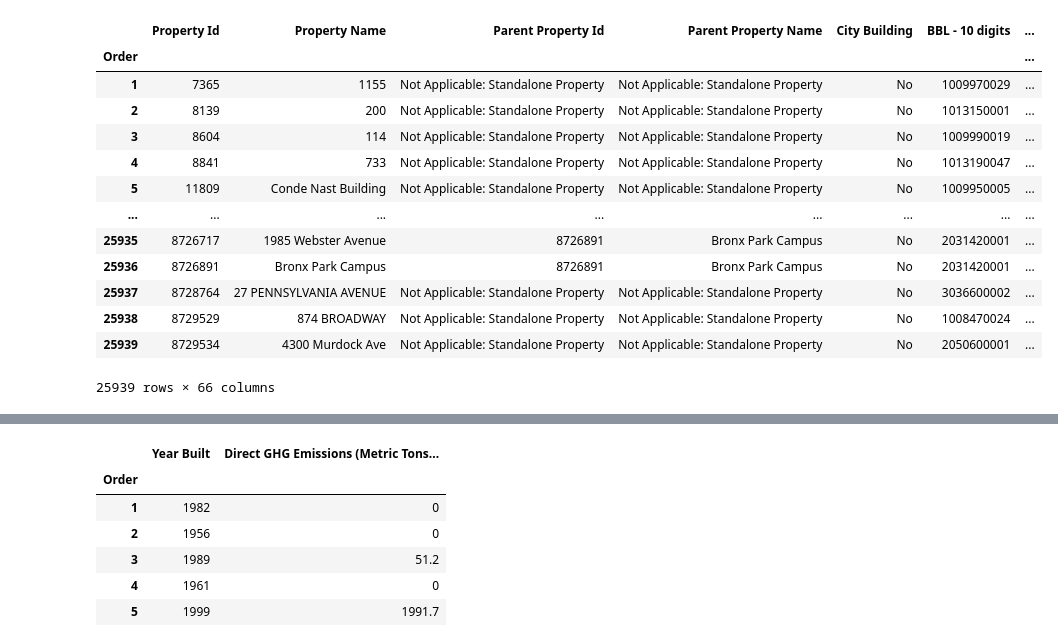
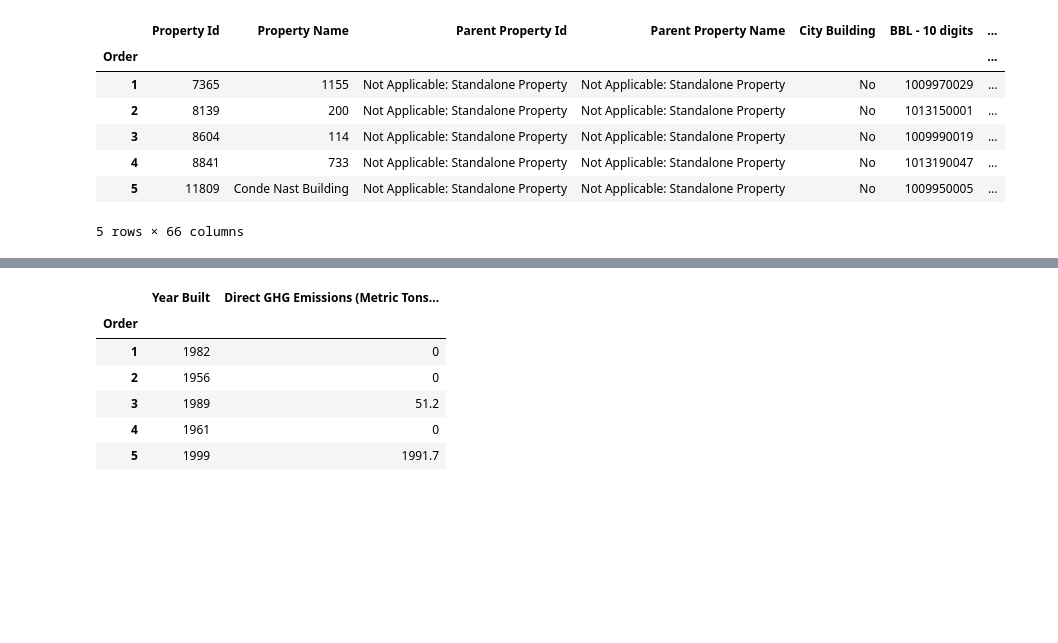
Before and after one commit to marcoscandroglio/NYC-building-emmisions-data, a Jupyter notebook: NYC-building-emmisions-data.ipynb, the cells around one changed output, grey strips where cells are left out. Drawn from its saved outputs; the diff is of its cells as text; code cells hidden in the pictures; blank space fills up the shorter version.

```diff
--- a/NYC-building-emmisions-data.ipynb
+++ b/NYC-building-emmisions-data.ipynb
@@ -5,23 +5,17 @@ import matplotlib.pyplot as plt
 plt.rcParams['figure.figsize'] = (20,20)
 plt.rcParams['figure.facecolor'] = 'white'
 # %%
-df = pd.read_csv('C:/Users/Marco Scandroglio/Desktop/data analysis/Energy_and_Water_Data_Disclosure_for_Local_Law_84_2019__Data_for_Calendar_Year_2018_.csv', index_col = 0)
-df
+df = pd.read_csv('.../Energy_and_Water_Data_Disclosure_for_Local_Law_84_2019__Data_for_Calendar_Year_2018_.csv', index_col = 0)
+df.head()
 # %% [output]
 |  | Property Id | Property Name | Parent Property Id | Parent Property Name | City Building | BBL - 10 digits | ... |
 | Order |  |  |  |  |  |  | ... |
 | 1 | 7365 | 1155 | Not Applicable: Standalone Property | Not Applicable: Standalone Property | No | 1009970029 | ... |
 | 2 | 8139 | 200 | Not Applicable: Standalone Property | Not Applicable: Standalone Property | No | 1013150001 | ... |
 | 3 | 8604 | 114 | Not Applicable: Standalone Property | Not Applicable: Standalone Property | No | 1009990019 | ... |
 | 4 | 8841 | 733 | Not Applicable: Standalone Property | Not Applicable: Standalone Property | No | 1013190047 | ... |
 | 5 | 11809 | Conde Nast Building | Not Applicable: Standalone Property | Not Applicable: Standalone Property | No | 1009950005 | ... |
-| ... | ... | ... | ... | ... | ... | ... | ... |
-| 25935 | 8726717 | 1985 Webster Avenue | 8726891 | Bronx Park Campus | No | 2031420001 | ... |
-| 25936 | 8726891 | Bronx Park Campus | 8726891 | Bronx Park Campus | No | 2031420001 | ... |
-| 25937 | 8728764 | 27 PENNSYLVANIA AVENUE | Not Applicable: Standalone Property | Not Applicable: Standalone Property | No | 3036600002 | ... |
-| 25938 | 8729529 | 874 BROADWAY | Not Applicable: Standalone Property | Not Applicable: Standalone Property | No | 1008470024 | ... |
-| 25939 | 8729534 | 4300 Murdock Ave | Not Applicable: Standalone Property | Not Applicable: Standalone Property | No | 2050600001 | ... |
-25939 rows × 66 columns
+5 rows × 66 columns
 # %%
 list(df.columns)
 # %% [output]
```
